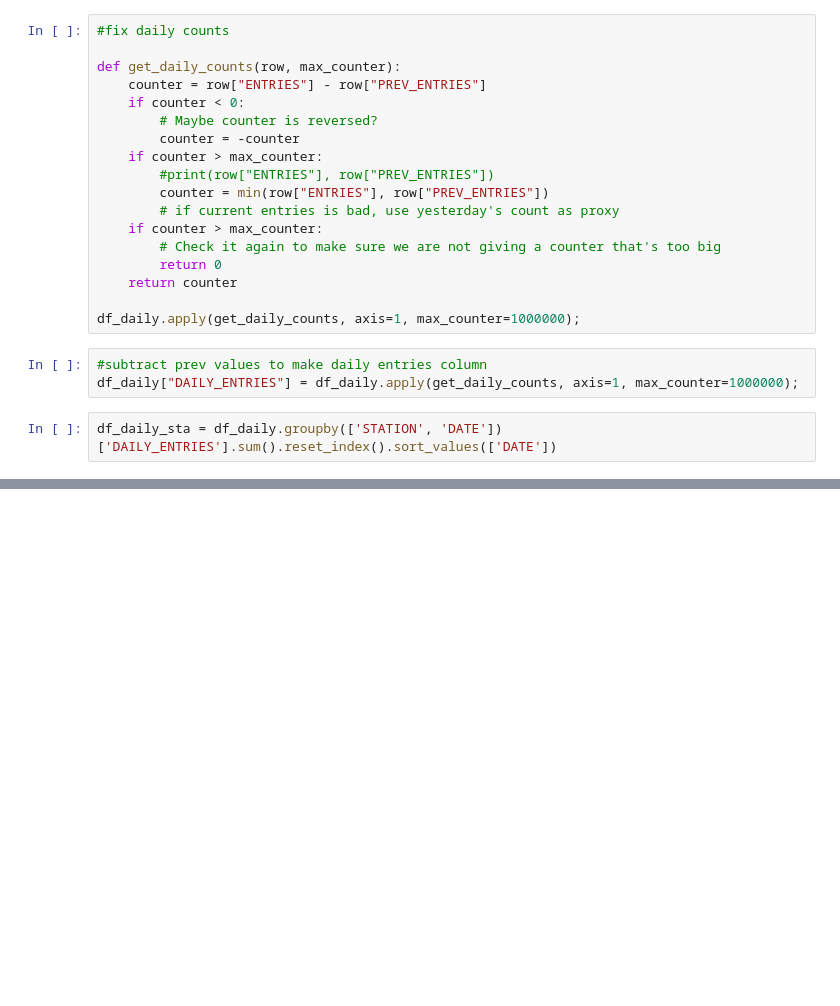
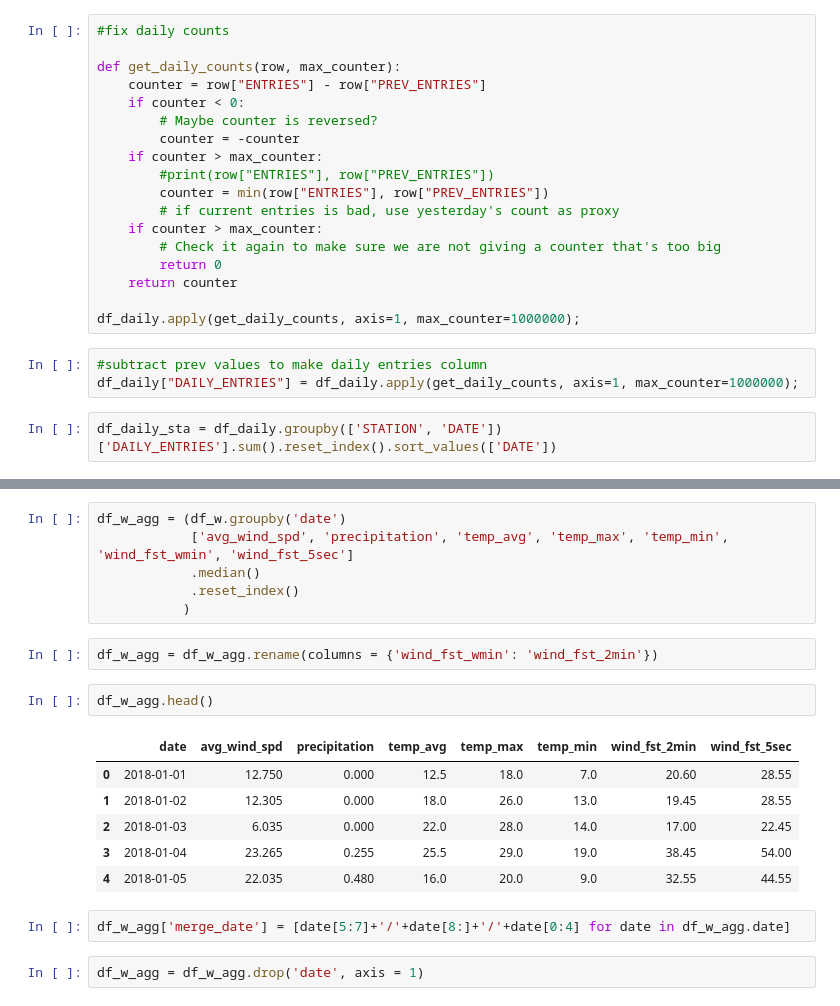
Before and after one commit to asherani/Benson, a Jupyter notebook: presentation_data - av variants.ipynb, the cells around one changed output, grey strips where cells are left out. Saved outputs shown, nothing was run; the diff lists cells and outputs as text; blank space fills up the shorter version.

```diff
--- a/presentation_data - av variants.ipynb
+++ b/presentation_data - av variants.ipynb
@@ -144,0 +236,21 @@ plt.show();
+# %%
+df_w_agg = (df_w.groupby('date')
+            ['avg_wind_spd', 'precipitation', 'temp_avg', 'temp_max', 'temp_min', 'wind_fst_wmin', 'wind_fst_5sec']
+            .median()
+            .reset_index()
+           )
+# %%
+df_w_agg = df_w_agg.rename(columns = {'wind_fst_wmin': 'wind_fst_2min'})
+# %%
+df_w_agg.head()
+# %% [output]
+|  | date | avg_wind_spd | precipitation | temp_avg | temp_max | temp_min | wind_fst_2min | wind_fst_5sec |
+| 0 | 2018-01-01 | 12.750 | 0.000 | 12.5 | 18.0 | 7.0 | 20.60 | 28.55 |
+| 1 | 2018-01-02 | 12.305 | 0.000 | 18.0 | 26.0 | 13.0 | 19.45 | 28.55 |
+| 2 | 2018-01-03 | 6.035 | 0.000 | 22.0 | 28.0 | 14.0 | 17.00 | 22.45 |
+| 3 | 2018-01-04 | 23.265 | 0.255 | 25.5 | 29.0 | 19.0 | 38.45 | 54.00 |
+| 4 | 2018-01-05 | 22.035 | 0.480 | 16.0 | 20.0 | 9.0 | 32.55 | 44.55 |
+# %%
+df_w_agg['merge_date'] = [date[5:7]+'/'+date[8:]+'/'+date[0:4] for date in df_w_agg.date]
+# %%
+df_w_agg = df_w_agg.drop('date', axis = 1)
```
Also changed, not shown: parts of 27 cells of this notebook, 5 other files.
